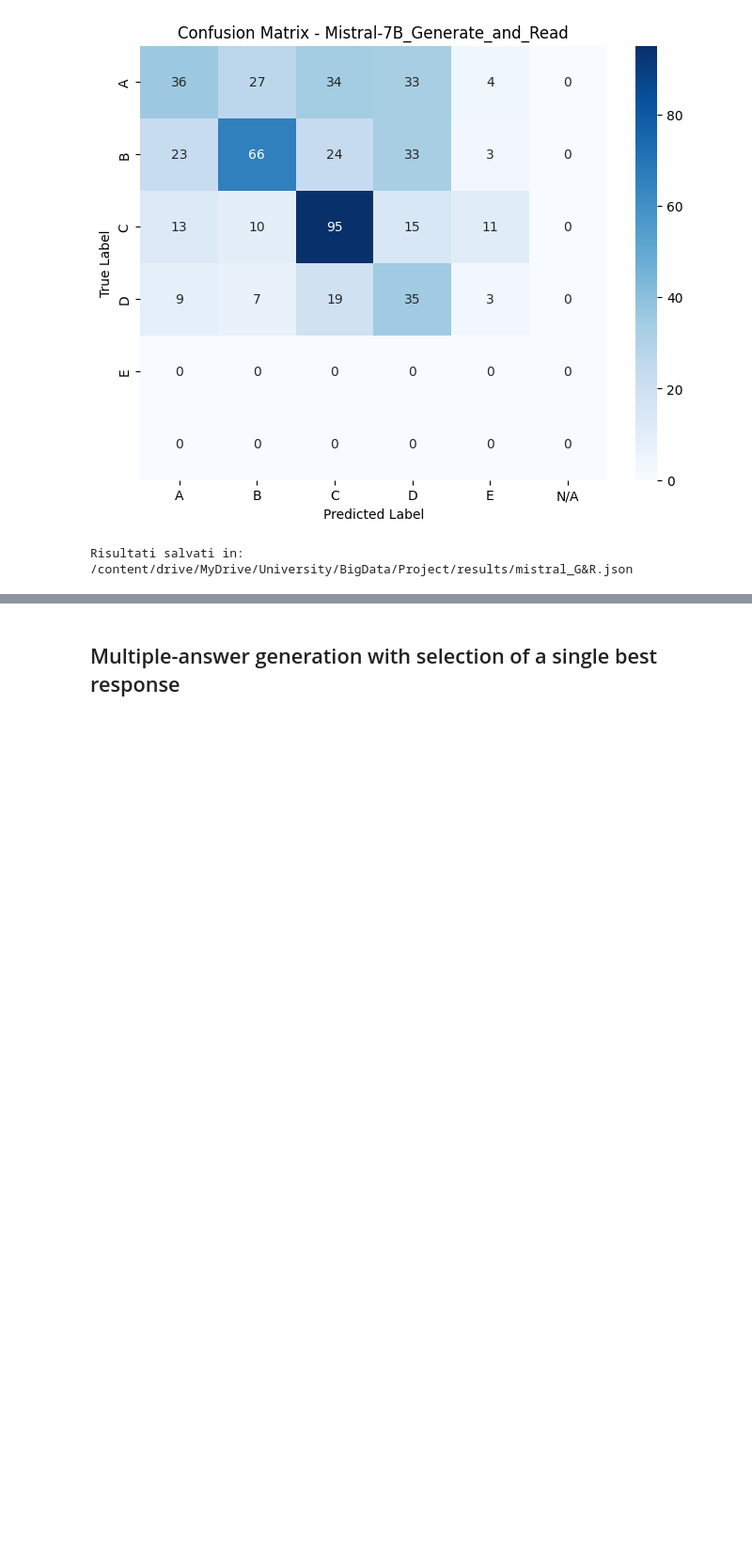
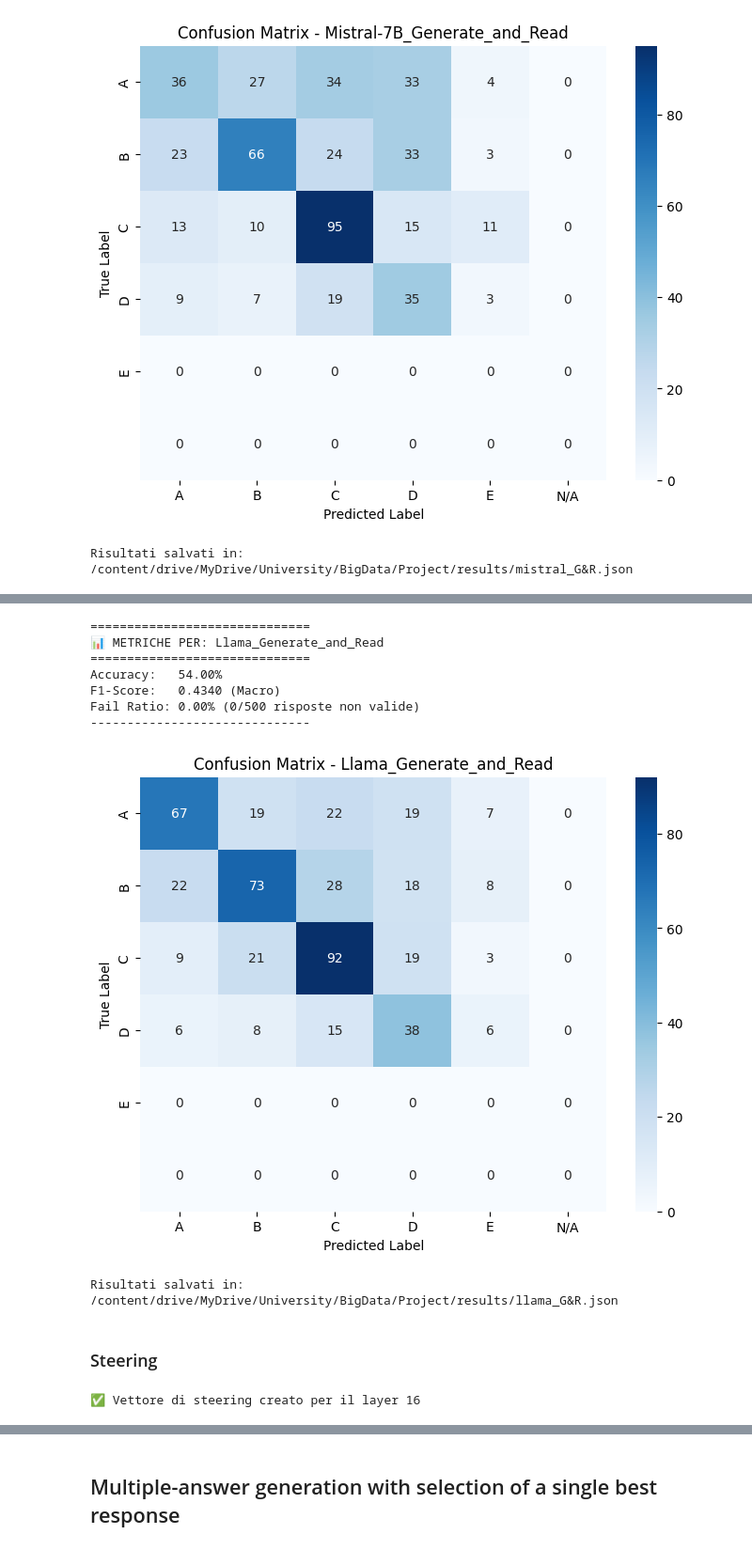
Before and after one commit to Keniota02/FederatedAveraging, a Jupyter notebook: project.ipynb, the cells around one changed output, grey strips where cells are left out. Shown at 94% size. Saved outputs shown, nothing was run; the diff lists cells and outputs as text; code cells hidden in the pictures; blank space fills up the shorter version.

```diff
--- a/project.ipynb
+++ b/project.ipynb
@@ -2039,0 +2499,25 @@ Delta Performance:     +2.60%
+# %%
+import torch.nn.functional as F
+from tqdm import tqdm
+
+def get_logit_scores(model, tokenizer, final_prompt):
+    """
+    Calcola la probabilità dei token A, B, C, D, E gestendo il leading space.
+    """
+    choices = ['A', 'B', 'C', 'D', 'E']
+    inputs = tokenizer(final_prompt, return_tensors="pt").to(model.device)
+
+    with torch.no_grad():
+        outputs = model(**inputs)
+        last_token_logits = outputs.logits[0, -1, :]
+
+    # Identifichiamo i token ID corretti (con spazio davanti, tipico dopo i ":")
+    choice_ids = [tokenizer.encode(f" {c}", add_special_tokens=False)[-1] for c in choices]
+
+    target_logits = last_token_logits[choice_ids]
+    probs = F.softmax(target_logits, dim=-1)
+
+    prediction = choices[torch.argmax(probs).item()]
+    confidences = {choices[i]: probs[i].item() for i in range(len(choices))}
+
+    return prediction, confidences
@@ -2039,0 +2587,3 @@ Delta Performance:     +2.60%
+# %%
+model=model_llama
+tokenizer=tokenizer_llama
@@ -2039,0 +2608,33 @@ Delta Performance:     +2.60%
+# %%
+# 2. Preparazione dei dati per le funzioni successive
+# Estraiamo le liste necessarie per compute_metrics e save_results
+y_true = df_results['correct_answer'].tolist()
+y_pred = df_results['prediction'].tolist()
+# Per G&R, la "raw_response" è il ragionamento prodotto nello Step 1
+raw_reasons = df_results['reasoning'].tolist()
+# %%
+# Calcolo metriche
+metrics = compute_metrics(
+    y_true=y_true,
+    y_pred=y_pred,
+    label_name="Llama_Generate_and_Read"
+)
+# %% [output]
+==============================
+📊 METRICHE PER: Llama_Generate_and_Read
+==============================
+Accuracy:   54.00%
+F1-Score:   0.4340 (Macro)
+Fail Ratio: 0.00% (0/500 risposte non valide)
+------------------------------
+[figure, added]
+# %%
+columns = ['custom_id',	'question', 'reasoning',	'prediction',	'confidence',	'correct_answer',	'all_probs']
+
+file_path = f"{PATH}/results/llama_G&R.json"
+df_results[columns].to_json(file_path, orient='records', indent=4, force_ascii=False)
+print(f"Risultati salvati in: {file_path}")
+# %% [output]
+Risultati salvati in: /content/drive/MyDrive/University/BigData/Project/results/llama_G&R.json
+# %% [markdown]
+### Steering
@@ -2039,0 +2700,17 @@ Delta Performance:     +2.60%
+# %%
+# 1. Inizializzazione
+# Scegliamo un layer centrale (es. 16 su 32), dove risiede la semantica
+controller = SteeringController(model, tokenizer, layer_idx=16)
+
+# 2. Creazione del vettore (Dataset di contrasto)
+pos_examples = [
+    "Analisi finanziaria rigorosa, calcoli precisi, focus su indici macroeconomici.",
+    "Esperto di mercati, logica deduttiva, precisione numerica, terminologia tecnica."
+]
+neg_examples = [
+    "Parlato generico, opinioni vaghe, mancanza di dati, linguaggio colloquiale.",
+    "Risposta approssimativa, testo discorsivo senza analisi dei numeri."
+]
+controller.create_steering_vector(pos_examples, neg_examples)
+# %% [output]
+✅ Vettore di steering creato per il layer 16
```
Also changed, not shown: parts of 94 cells of this notebook.
